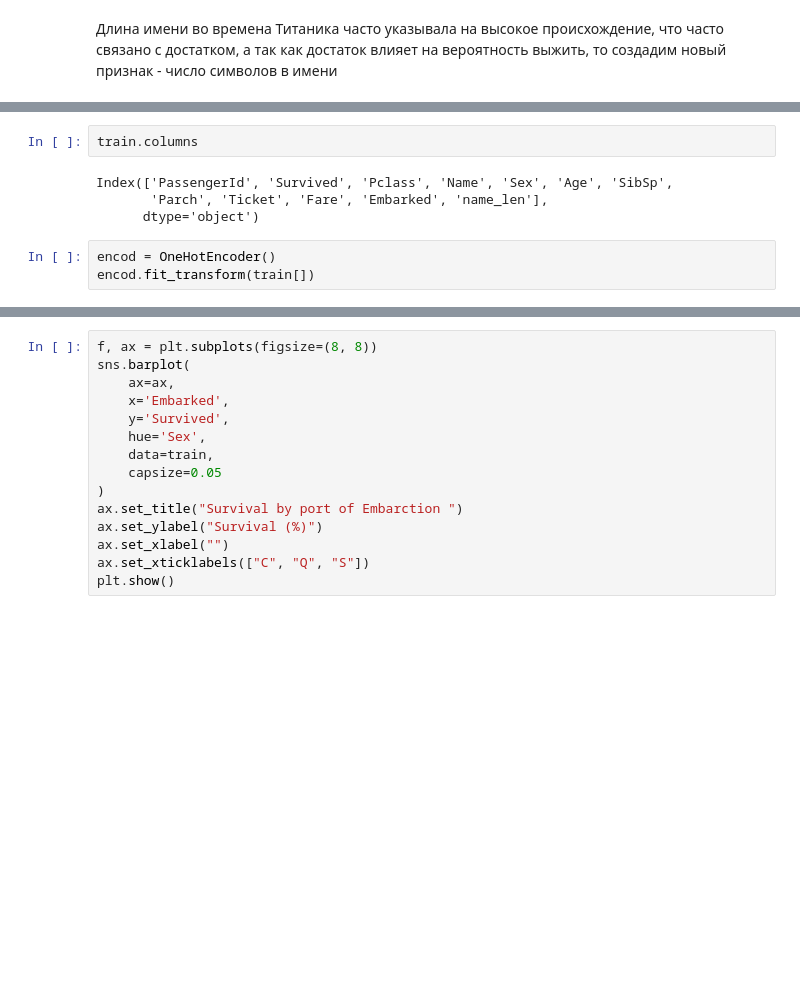
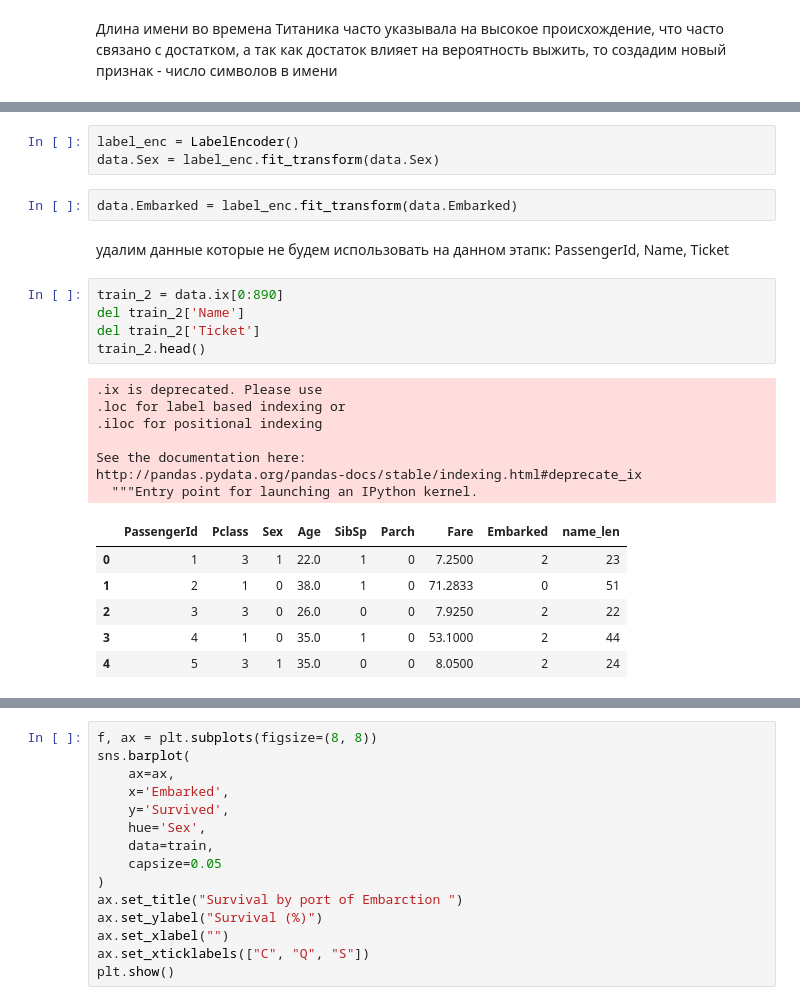
Before and after one commit to VokhmintcevKirill/ti-nic_competition2, a Jupyter notebook: Titanic 2.0.ipynb, the cells around one changed output, grey strips where cells are left out. Saved outputs shown, nothing was run; the diff lists cells and outputs as text; blank space fills up the shorter version.

```diff
--- a/Titanic 2.0.ipynb
+++ b/Titanic 2.0.ipynb
@@ -196,9 +183,26 @@ Name: name_len, Length: 891, dtype: int64
-# %%
-train.columns
-# %% [output]
-Index(['PassengerId', 'Survived', 'Pclass', 'Name', 'Sex', 'Age', 'SibSp',
-       'Parch', 'Ticket', 'Fare', 'Embarked', 'name_len'],
-      dtype='object')
-# %%
-encod = OneHotEncoder()
-encod.fit_transform(train[])
+# %%
+label_enc = LabelEncoder()
+data.Sex = label_enc.fit_transform(data.Sex)
+# %%
+data.Embarked = label_enc.fit_transform(data.Embarked)
+# %% [markdown]
+удалим данные которые не будем использовать на данном этапк: PassengerId, Name, Ticket
+# %%
+train_2 = data.ix[0:890]
+del train_2['Name']
+del train_2['Ticket']
+train_2.head()
+# %% [output]
+.ix is deprecated. Please use
+.loc for label based indexing or
+.iloc for positional indexing
+
+See the documentation here:
+http://pandas.pydata.org/pandas-docs/stable/indexing.html#deprecate_ix
+  """Entry point for launching an IPython kernel.
+|  | PassengerId | Pclass | Sex | Age | SibSp | Parch | Fare | Embarked | name_len |
+| 0 | 1 | 3 | 1 | 22.0 | 1 | 0 | 7.2500 | 2 | 23 |
+| 1 | 2 | 1 | 0 | 38.0 | 1 | 0 | 71.2833 | 0 | 51 |
+| 2 | 3 | 3 | 0 | 26.0 | 0 | 0 | 7.9250 | 2 | 22 |
+| 3 | 4 | 1 | 0 | 35.0 | 1 | 0 | 53.1000 | 2 | 44 |
+| 4 | 5 | 3 | 1 | 35.0 | 0 | 0 | 8.0500 | 2 | 24 |
```
Also changed, not shown: parts of 27 cells of this notebook, 1 other file.
